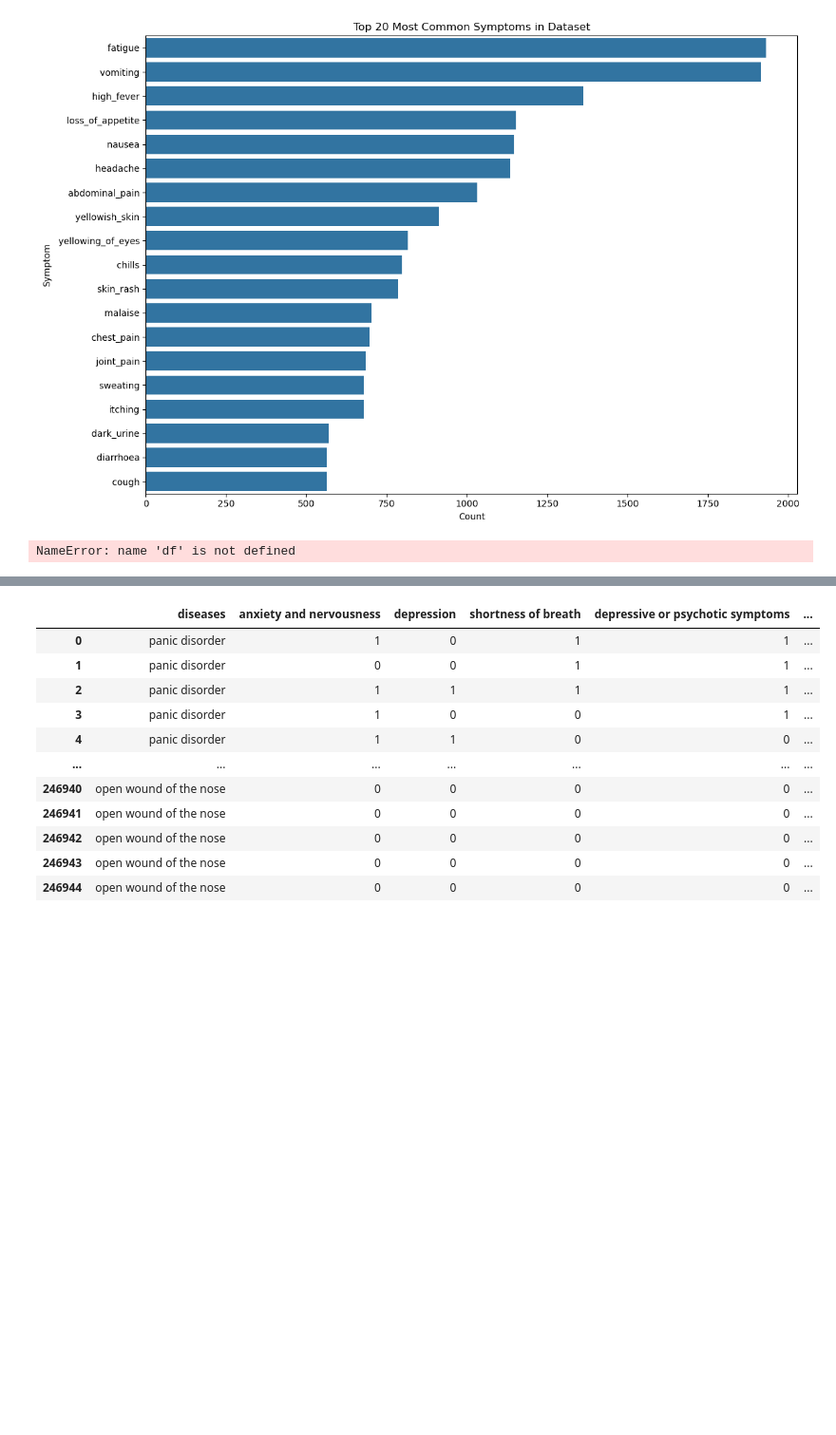
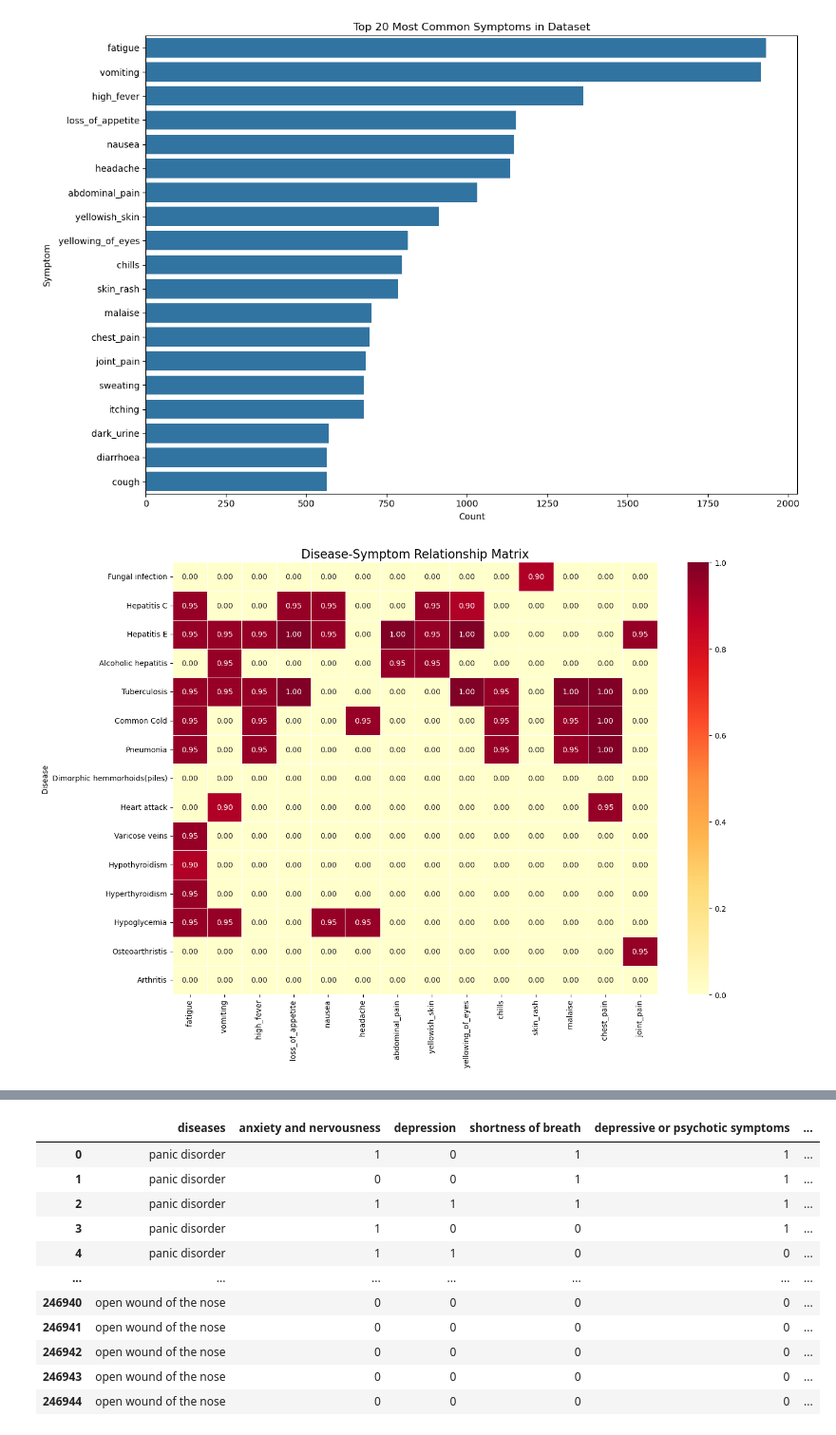
Before and after one commit to nihcas2015/Disease_Predictor, a Jupyter notebook: EDA_Analysis.ipynb, the cells around one changed output, grey strips where cells are left out. Shown at 95% size. Saved outputs shown, nothing was run; the diff lists cells and outputs as text; code cells hidden in the pictures; blank space fills up the shorter version.

```diff
--- a/EDA_Analysis.ipynb
+++ b/EDA_Analysis.ipynb
@@ -114,27 +128,25 @@ plt.show()
 # %% [output]
 [figure]
 # %%
-# Create pivot table showing relationship between diseases and top symptoms
+#Using pivot table to create a disease-symptom relationship matrix
 top_n_symptoms = 15
 disease_counts = df['Disease'].value_counts()
 
 top_symptoms = symptom_counts.head(top_n_symptoms).index
+top_symptoms = top_symptoms[1:]
 
-# Group by disease and calculate mean (showing % of disease cases with each symptom)
 disease_symptom_matrix = df.groupby('Disease')[top_symptoms].mean()
 
-# Select top diseases for clarity
 top_diseases = disease_counts.head(15).index
 disease_symptom_heatmap = disease_symptom_matrix.loc[top_diseases]
 
-# Plot heatmap
 plt.figure(figsize=(14, 10))
 sns.heatmap(disease_symptom_heatmap, cmap='YlOrRd', annot=True, fmt='.2f', linewidths=0.5)
 plt.title('Disease-Symptom Relationship Matrix', fontsize=16)
 plt.tight_layout()
 plt.show()
 # %% [output]
-NameError: name 'df' is not defined
+[figure, added]
 # %%
 # Finding top 10 most correlated symptoms using heatmap
 correlation_matrix = df.drop('Disease', axis=1).corr()
```
Also changed, not shown: parts of 4 cells of this notebook.
